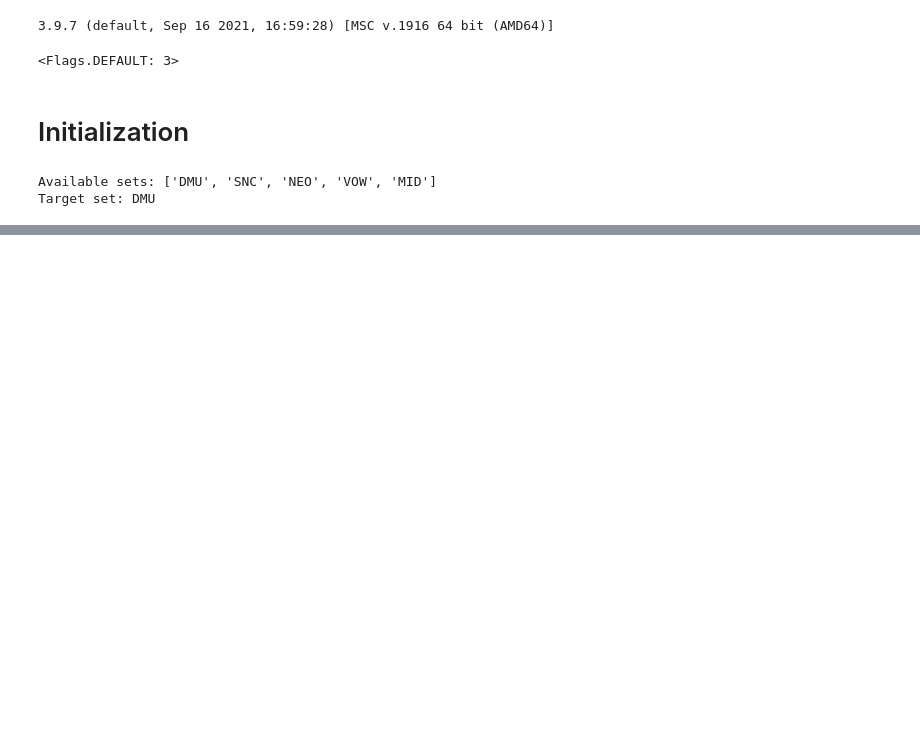
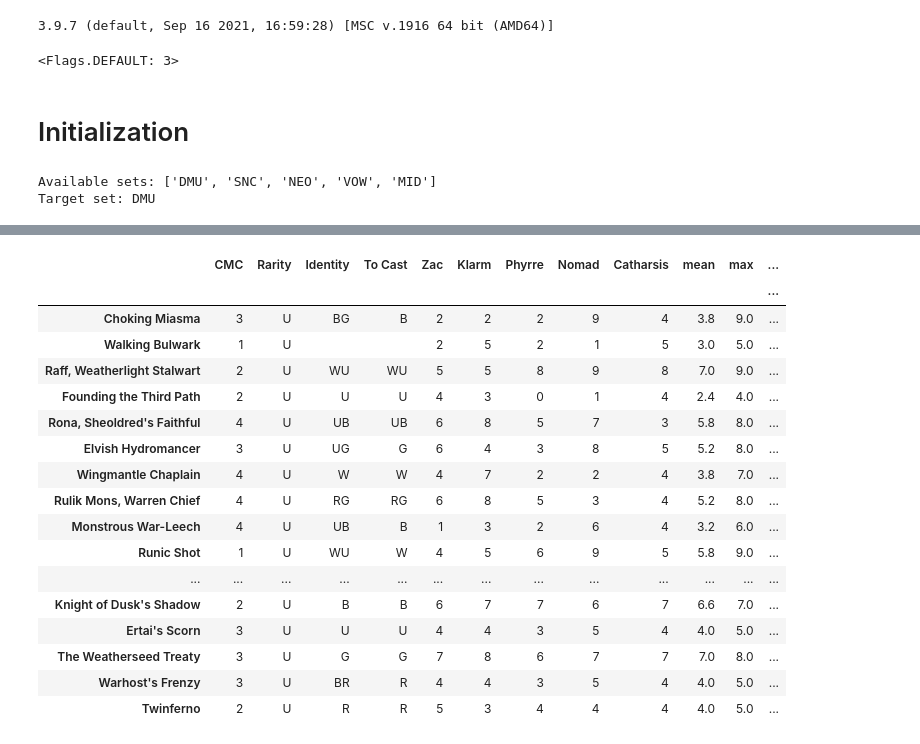
Before and after one commit to ZacharyMN709/DraftMetaReporter, a Jupyter notebook: TierList Aggregator.ipynb, the cells around one changed output, grey strips where cells are left out. Drawn from its saved outputs; the diff is of its cells as text; code cells hidden in the pictures; blank space fills up the shorter version.

```diff
--- a/TierList Aggregator.ipynb
+++ b/TierList Aggregator.ipynb
@@ -462,0 +391,21 @@ frame.sort_values('dist', ascending=False)
+# %%
+display_frame(frame, order='dist', filters=[rarity_filter('U')])
+# %% [output]
+|  | CMC | Rarity | Identity | To Cast | Zac | Klarm | Phyrre | Nomad | Catharsis | mean | max | ... |
+|  |  |  |  |  |  |  |  |  |  |  |  | ... |
+| Choking Miasma | 3 | U | BG | B | 2 | 2 | 2 | 9 | 4 | 3.8 | 9.0 | ... |
+| Walking Bulwark | 1 | U |  |  | 2 | 5 | 2 | 1 | 5 | 3.0 | 5.0 | ... |
+| Raff, Weatherlight Stalwart | 2 | U | WU | WU | 5 | 5 | 8 | 9 | 8 | 7.0 | 9.0 | ... |
+| Founding the Third Path | 2 | U | U | U | 4 | 3 | 0 | 1 | 4 | 2.4 | 4.0 | ... |
+| Rona, Sheoldred's Faithful | 4 | U | UB | UB | 6 | 8 | 5 | 7 | 3 | 5.8 | 8.0 | ... |
+| Elvish Hydromancer | 3 | U | UG | G | 6 | 4 | 3 | 8 | 5 | 5.2 | 8.0 | ... |
+| Wingmantle Chaplain | 4 | U | W | W | 4 | 7 | 2 | 2 | 4 | 3.8 | 7.0 | ... |
+| Rulik Mons, Warren Chief | 4 | U | RG | RG | 6 | 8 | 5 | 3 | 4 | 5.2 | 8.0 | ... |
+| Monstrous War-Leech | 4 | U | UB | B | 1 | 3 | 2 | 6 | 4 | 3.2 | 6.0 | ... |
+| Runic Shot | 1 | U | WU | W | 4 | 5 | 6 | 9 | 5 | 5.8 | 9.0 | ... |
+| ... | ... | ... | ... | ... | ... | ... | ... | ... | ... | ... | ... | ... |
+| Knight of Dusk's Shadow | 2 | U | B | B | 6 | 7 | 7 | 6 | 7 | 6.6 | 7.0 | ... |
+| Ertai's Scorn | 3 | U | U | U | 4 | 4 | 3 | 5 | 4 | 4.0 | 5.0 | ... |
+| The Weatherseed Treaty | 3 | U | G | G | 7 | 8 | 6 | 7 | 7 | 7.0 | 8.0 | ... |
+| Warhost's Frenzy | 3 | U | BR | R | 4 | 4 | 3 | 5 | 4 | 4.0 | 5.0 | ... |
+| Twinferno | 2 | U | R | R | 5 | 3 | 4 | 4 | 4 | 4.0 | 5.0 | ... |
```
Also changed, not shown: parts of 24 cells of this notebook, 2 other files.
